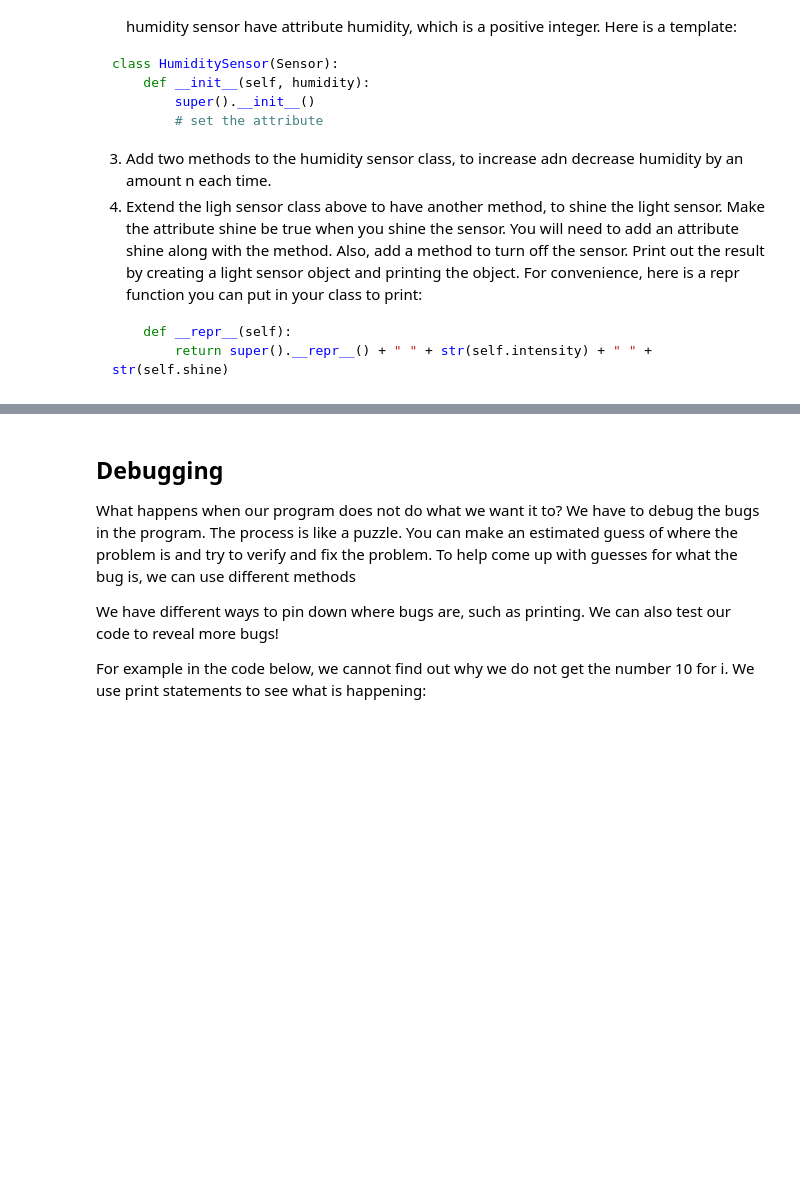
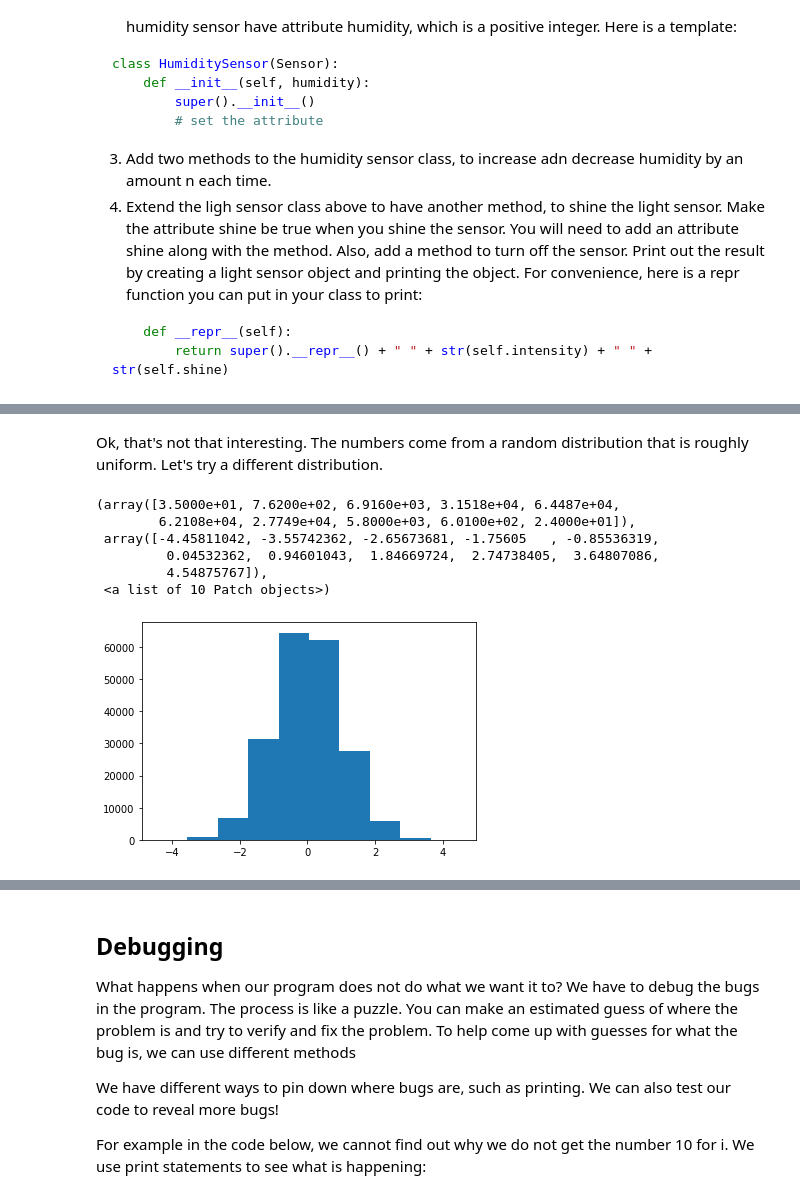
Before and after one commit to colestrine/NYSG, a Jupyter notebook: Jupyter Notebooks/Programming_Tutorial.ipynb, the cells around one changed output, grey strips where cells are left out. Drawn from its saved outputs; the diff is of its cells as text; code cells hidden in the pictures; blank space fills up the shorter version.

```diff
--- a/Jupyter Notebooks/Programming_Tutorial.ipynb
+++ b/Jupyter Notebooks/Programming_Tutorial.ipynb
@@ -1255,0 +1319,15 @@ class HumiditySensor(Sensor):
+# %% [markdown]
+Ok, that's not that interesting. The numbers come from a random distribution that is roughly uniform. Let's try a different distribution.
+# %%
+import numpy as np
+rand_nums = np.random.normal(0, 1, 200000)
+%matplotlib inline
+plt.hist(rand_nums)
+# %% [output]
+(array([3.5000e+01, 7.6200e+02, 6.9160e+03, 3.1518e+04, 6.4487e+04,
+        6.2108e+04, 2.7749e+04, 5.8000e+03, 6.0100e+02, 2.4000e+01]),
+ array([-4.45811042, -3.55742362, -2.65673681, -1.75605   , -0.85536319,
+         0.04532362,  0.94601043,  1.84669724,  2.74738405,  3.64807086,
+         4.54875767]),
+ <a list of 10 Patch objects>)
+[figure, added]
```
Also changed, not shown: parts of 9 cells of this notebook, 1 other file.
